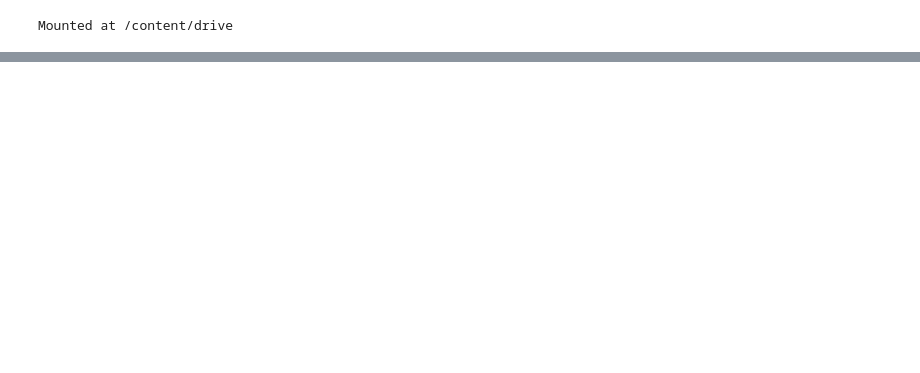
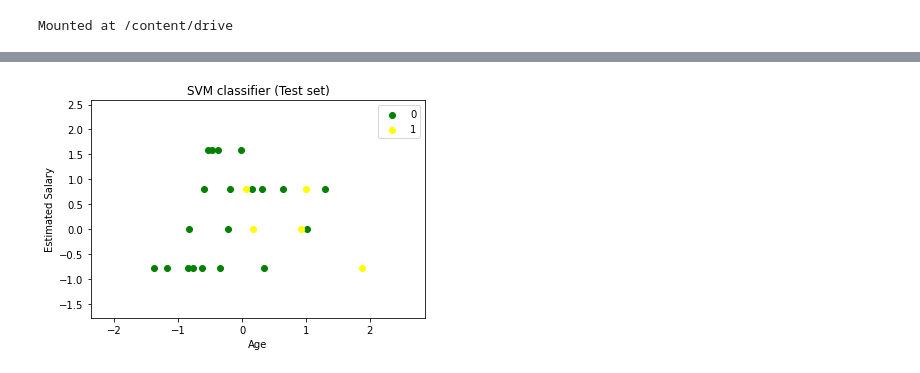
Before and after one commit to sakibtheseeker/medical-predict-ml, a Jupyter notebook: ML_CA2.ipynb, the cells around one changed output, grey strips where cells are left out. Drawn from its saved outputs; the diff is of its cells as text; code cells hidden in the pictures; blank space fills up the shorter version.

```diff
--- a/ML_CA2.ipynb
+++ b/ML_CA2.ipynb
@@ -71,0 +139,4 @@ Mounted at /content/drive
+# %%
+from sklearn.svm import SVC # "Support vector classifier"
+classifier = SVC(kernel='linear', random_state=0)
+classifier.fit(x_train, y_train)
@@ -71,0 +145,4 @@ Mounted at /content/drive
+# %%
+from sklearn.svm import SVC # "Support vector classifier"
+classifier = SVC(kernel='linear', random_state=0)
+classifier.fit(x_train, y_train)
@@ -71,0 +158,17 @@ Mounted at /content/drive
+# %%
+from matplotlib.colors import ListedColormap
+x_set, y_set = x_train, y_train
+x1, x2 = nm.meshgrid(nm.arange(start = x_set[:, 0].min() - 1, stop = x_set[:, 0].max() + 1, step  =0.01),
+nm.arange(start = x_set[:, 1].min() - 1, stop = x_set[:, 1].max() + 1, step = 0.01))
+mtp.contourf(x1, x2, classifier.predict(nm.array([x1.ravel(), x2.ravel()]).T).reshape(x1.shape),
+alpha = 0.75, cmap = ListedColormap(('white', 'black')))
+mtp.xlim(x1.min(), x1.max())
+mtp.ylim(x2.min(), x2.max())
+for i, j in enumerate(nm.unique(y_set)):
+    mtp.scatter(x_set[y_set == j, 0], x_set[y_set == j, 1],
+        c = ListedColormap(('green', 'yellow'))(i), label = j)
+mtp.title('SVM classifier (Training set)')
+mtp.xlabel('Age')
+mtp.ylabel('Estimated Salary')
+mtp.legend()
+mtp.show()
@@ -71,0 +179,19 @@ Mounted at /content/drive
+# %%
+#Visulaizing the test set result
+from matplotlib.colors import ListedColormap
+x_set, y_set = x_test, y_test
+x1, x2 = nm.meshgrid(nm.arange(start = x_set[:, 0].min() - 1, stop = x_set[:, 0].max() + 1, step  =0.01),
+nm.arange(start = x_set[:, 1].min() - 1, stop = x_set[:, 1].max() + 1, step = 0.01))
+mtp.contourf(x1, x2, classifier.predict(nm.array([x1.ravel(), x2.ravel()]).T).reshape(x1.shape),
+alpha = 0.75, cmap = ListedColormap(('white','black' )))
+mtp.xlim(x1.min(), x1.max())
+mtp.ylim(x2.min(), x2.max())
+for i, j in enumerate(nm.unique(y_set)):
+    mtp.scatter(x_set[y_set == j, 0], x_set[y_set == j, 1],
+        c = ListedColormap(('green', 'yellow'))(i), label = j)
+mtp.title('SVM classifier (Test set)')
+mtp.xlabel('Age')
+mtp.ylabel('Estimated Salary')
+mtp.legend()
+mtp.show()
+# %% [output]
@@ -71,0 +200 @@ Mounted at /content/drive
+[figure, added]
```
Also changed, not shown: parts of 12 cells of this notebook.
